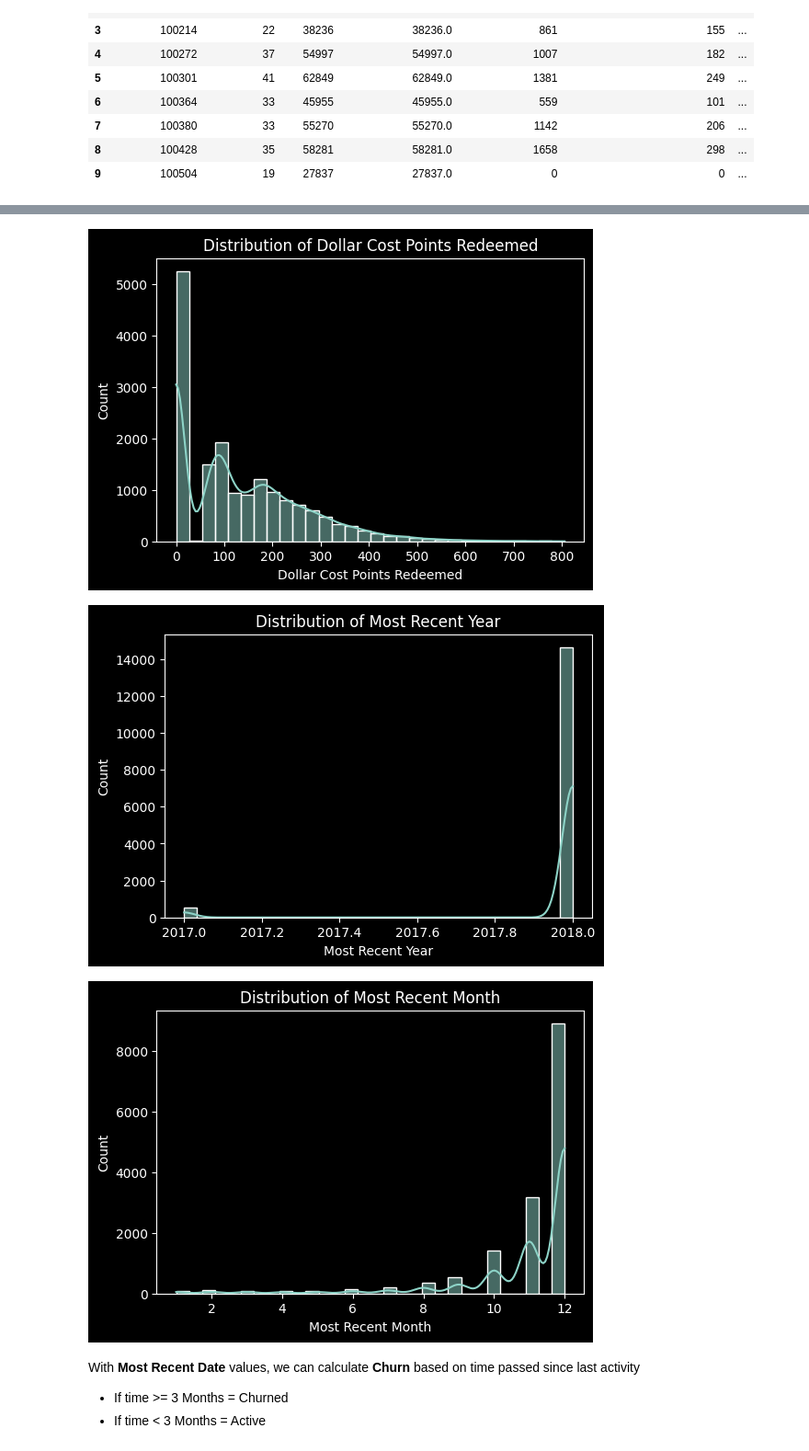
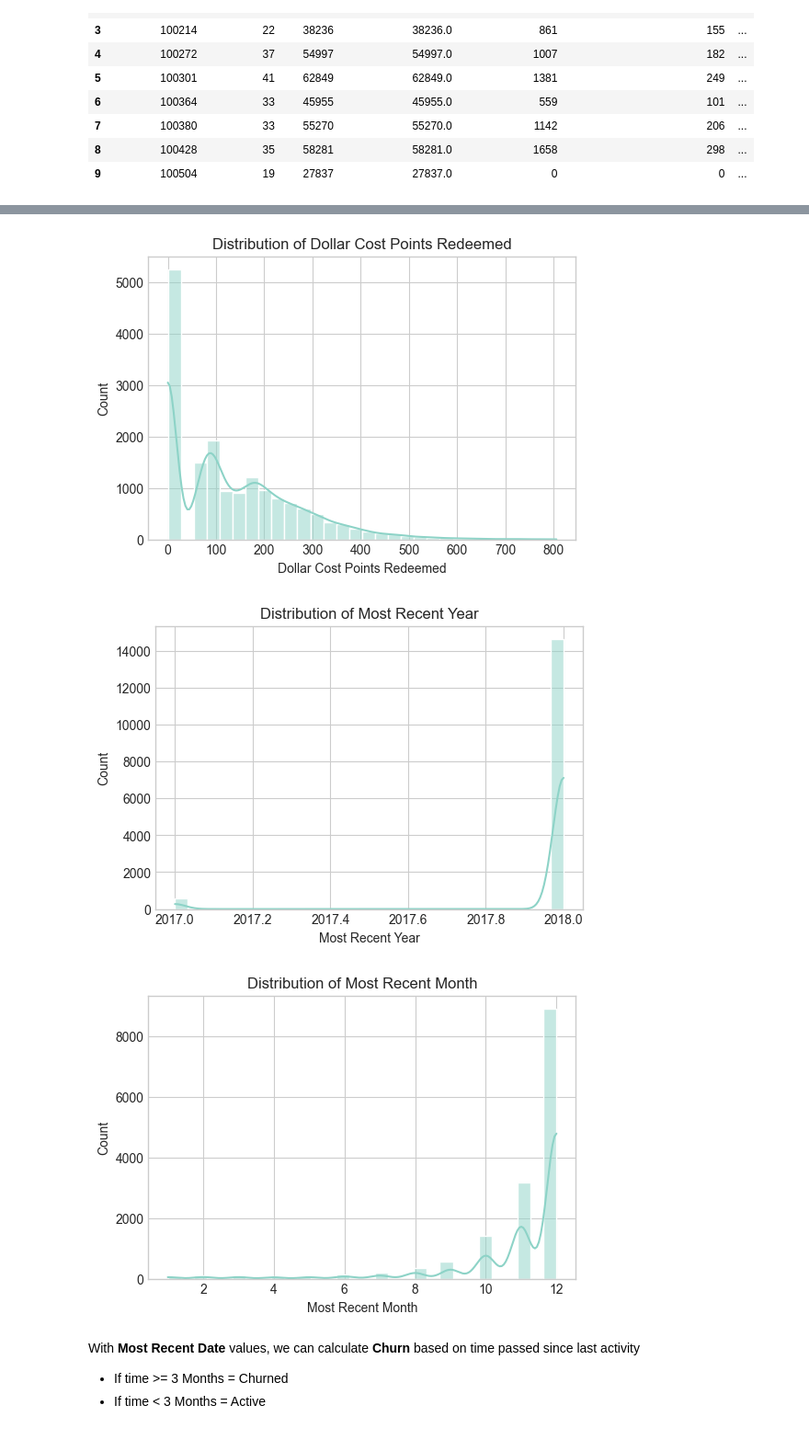
Before and after one commit to TangoDown503/customer-loyalty-analysis, a Jupyter notebook: notebooks/data_preparation.ipynb, the cells around one changed output, grey strips where cells are left out. Shown at 92% size. Cells and saved outputs as stored; diff of their text form; code cells hidden in the pictures.

```diff
--- a/notebooks/data_preparation.ipynb
+++ b/notebooks/data_preparation.ipynb
@@ -152,6 +151,7 @@ Standard       | 15766 |  94.20%
 numeric_cols = loyalty.select_dtypes(include=["int64", "float64"]).columns
 
 for col in numeric_cols:
+    plt.style.use('seaborn-v0_8-whitegrid')
     plt.figure(figsize=(6,4))
     sns.histplot(loyalty[col], bins=30, kde=True)
     plt.title(f"Distribution of {col}")
@@ -210,6 +210,7 @@ customer_flight_summary.head(10)
 flight_numeric_cols = customer_flight_summary.select_dtypes(include=["int64", "float64"]).columns
 
 for col in flight_numeric_cols:
+    plt.style.use('seaborn-v0_8-whitegrid')
     plt.figure(figsize=(6,4))
     sns.histplot(customer_flight_summary[col], bins=30, kde=True)
     plt.title(f"Distribution of {col}")
@@ -223,6 +224,6 @@ for col in flight_numeric_cols:
-[figure, old version]
+[figure, new version]
-[figure, old version]
+[figure, new version]
-[figure, old version]
+[figure, new version]
 # %% [markdown]
 With **Most Recent Date** values, we can calculate **Churn** based on time passed since last activity
 
```
Also changed, not shown: parts of 5 cells of this notebook, 6 other files.
